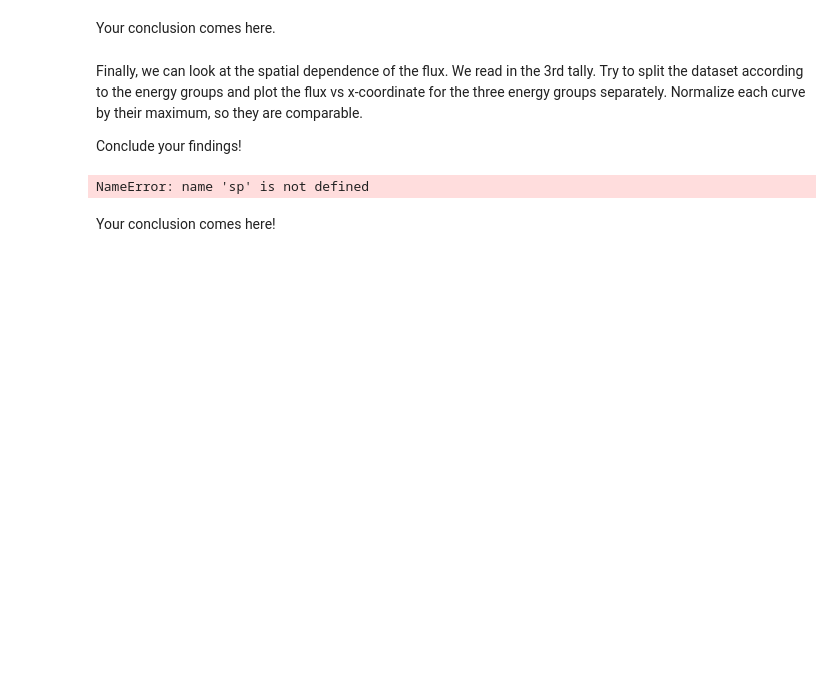
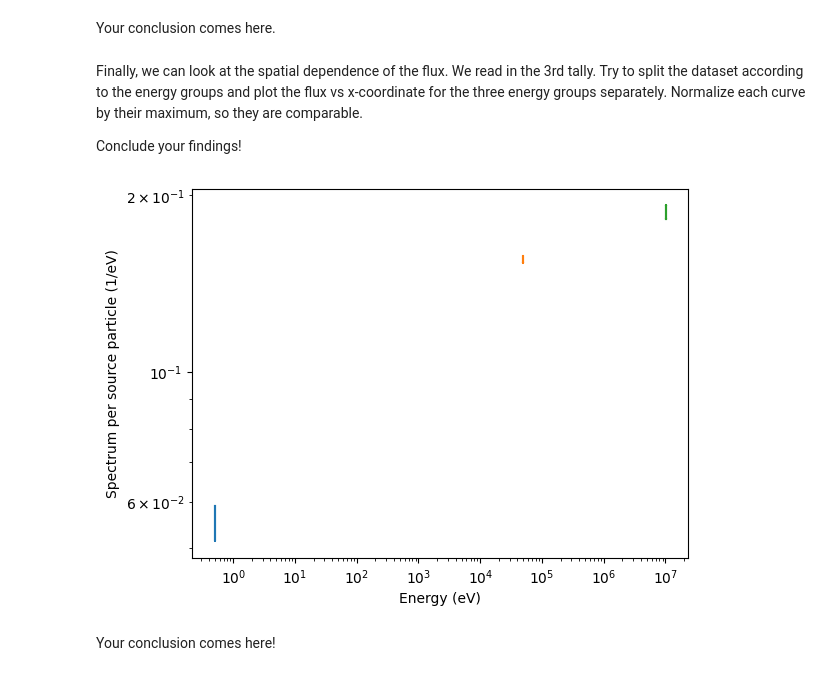
Before and after one commit to jeppeppej/RFP, a Jupyter notebook: Datalabs/Datalab06/6-openMCIntro.ipynb, the cells around one changed output. Cells and saved outputs as stored; diff of their text form; code cells hidden in the pictures; blank space fills up the shorter version.

```diff
--- a/Datalabs/Datalab06/6-openMCIntro.ipynb
+++ b/Datalabs/Datalab06/6-openMCIntro.ipynb
@@ -458,14 +468,33 @@ Your conclusion comes here.
 Finally, we can look at the spatial dependence of the flux. We read in the 3rd tally. Try to split the dataset according to the energy groups and plot the flux vs x-coordinate for the three energy groups separately. Normalize each curve by their maximum, so they are comparable.
 
 Conclude your findings!
-# %%
-tallydf3=sp.tallies[3].get_pandas_dataframe()
-tallydf3.head()
-test
-
-abs
-# %% [output]
-NameError: name 'sp' is not defined
+# %%
+tallydf3=sp.tallies[3].get_pandas_dataframe()
+tallydf3Energy0=tallydf3[tallydf3['energy low [eV]']==0]
+energy0=(tallydf3Energy0['energy low [eV]']+tallydf3Energy0['energy high [eV]'])/2
+deltaE0=(tallydf3Energy0['energy high [eV]']-tallydf3Energy0['energy low [eV]'])
+
+tallydf3Energy1=tallydf3[tallydf3['energy low [eV]']==1]
+energy1=(tallydf3Energy1['energy low [eV]']+tallydf3Energy1['energy high [eV]'])/2
+deltaE1=(tallydf3Energy1['energy high [eV]']-tallydf3Energy1['energy low [eV]'])
+
+tallydf3Energy2=tallydf3[tallydf3['energy low [eV]']>1]
+energy2=(tallydf3Energy2['energy low [eV]']+tallydf3Energy2['energy high [eV]'])/2
+deltaE2=(tallydf3Energy2['energy high [eV]']-tallydf3Energy2['energy low [eV]'])
+
+
+plt.figure()
+plt.loglog(energy0,tallydf3Energy0['mean'])
+plt.loglog(energy1,tallydf3Energy1['mean'])
+plt.loglog(energy2,tallydf3Energy2['mean'])
+
+
+# plt.loglog(energy,tallydf3Energy0['mean']/deltaE)
+plt.ylabel('Spectrum per source particle (1/eV)')
+plt.xlabel('Energy (eV)')
+plt.show()
+# %% [output]
+[figure, added]
 # %%
 # your code comes here
 # %% [markdown]
```
Also changed, not shown: parts of 7 cells of this notebook, 2 other files.
